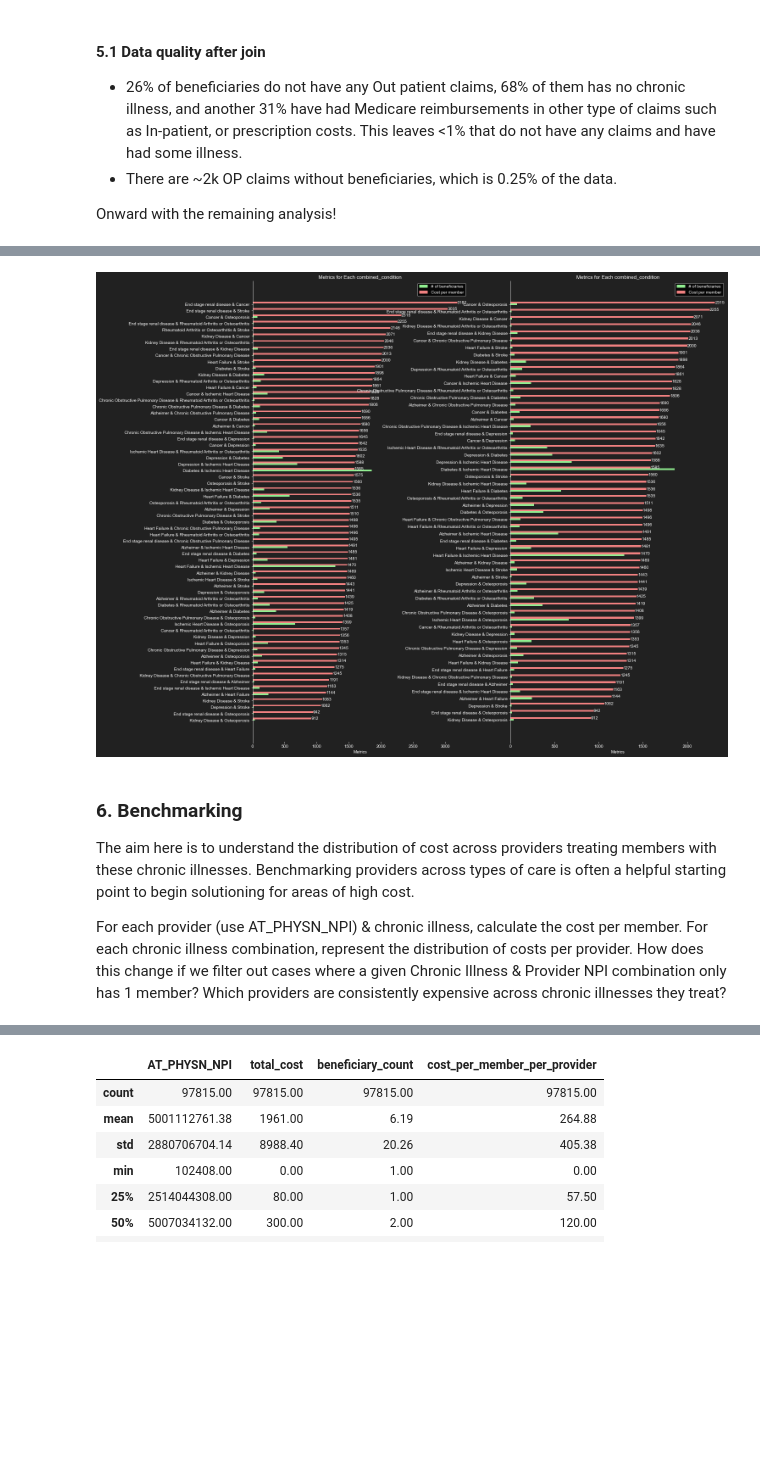
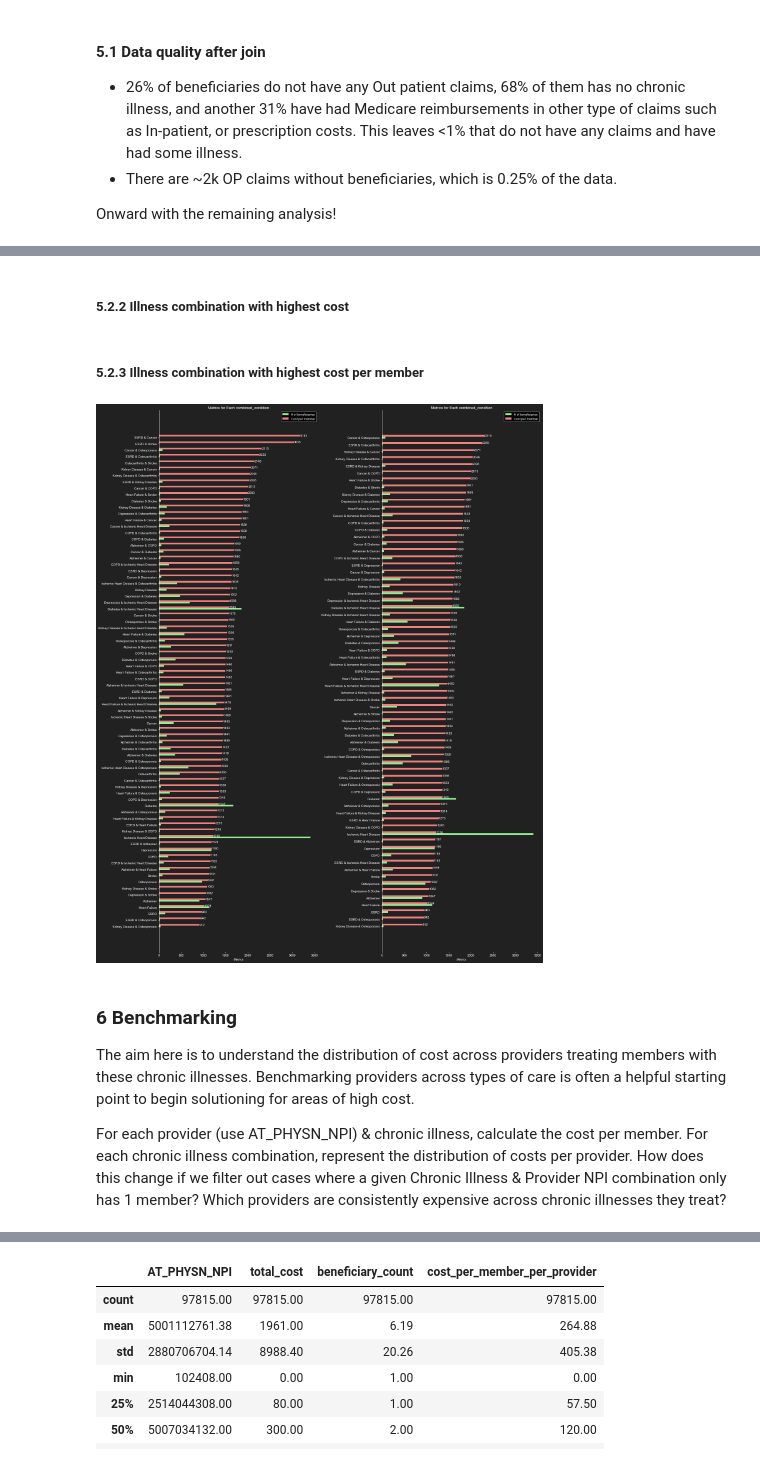
Before and after one commit to pattern-recogniser/python-helper, a Jupyter notebook: Outpatient claims analysis.ipynb, the cells around one changed output, grey strips where cells are left out. Drawn from its saved outputs; the diff is of its cells as text; code cells hidden in the pictures; blank space fills up the shorter version.

```diff
--- a/Outpatient claims analysis.ipynb
+++ b/Outpatient claims analysis.ipynb
@@ -343,0 +305,12 @@ plt.show()
+# %%
+def get_cost_per_member(df,
+                        variable_name='cost_per_member'):
+    '''
+    Given a dataframe,
+    adds a column for cost_per_member
+    '''
+    df[variable_name] = (df['total_cost']/
+                         df['beneficiary_count'])
+    df = df.sort_values(by=variable_name,
+                        ascending=False)
+    return df
@@ -423,39 +348,55 @@ def generate_clustered_column(df,
+# %% [markdown]
+##### 5.2.2 Illness combination with highest cost
+# %% [markdown]
+##### 5.2.3 Illness combination with highest cost per member
 # %%
-condition_grouped_df_comb2 = condition_grouped_df[
-    condition_grouped_df['combined_condition'].str.contains('\&')
-    ].copy()
+
+condition_grouped_df = beneficiary_claims_df.groupby('combined_condition').agg(
+    total_cost=('CLM_PMT_AMT', 'sum'),
+    beneficiary_count=('DESYNPUF_ID', 'nunique'),
+    claim_count=('CLM_ID', 'count')
+).reset_index()
+
+condition_grouped_df = get_cost_per_member(condition_grouped_df,
+                                           'cost_per_member_per_illness')
+
+
+condition_grouped_df_comb2 = get_2combination_illness(condition_grouped_df)
 
 
 fig, axs = plt.subplots(
     nrows=1,
     ncols=2,
-    figsize=(20, 20),
+    figsize=(20, 25),
     facecolor=SLIDE_BACKGROUND_COLOR
 )
 
 generate_clustered_column(condition_grouped_df_comb2,
                           'combined_condition',
                           'cost_per_member_per_illness',
                           'Cost per member',
                           'beneficiary_count',
                           '# of beneficiaries',
                           ax=axs[0])
 
 threshold = condition_grouped_df_comb2['beneficiary_count'].quantile(.10)
 
-condition_grouped_df_comb2_filtered = condition_grouped_df_comb2[
-    condition_grouped_df_comb2['beneficiary_count'] >= threshold
-    ].copy()
+condition_grouped_df_comb2_filtered = subset_df_with_greater_than(
+    condition_grouped_df_comb2,
+    'beneficiary_count',
+    threshold)
 
 generate_clustered_column(condition_grouped_df_comb2_filtered,
                           'combined_condition',
                           'cost_per_member_per_illness',
                           'Cost per member',
                           'beneficiary_count',
                           '# of beneficiaries',
                           ax=axs[1])
+plt.tight_layout()
+plt.show()
 # %% [output]
-[figure, old version]
+[figure, new version]
 # %%
 # # import plotly.express as px
 
@@ -478,7 +419,7 @@ generate_clustered_column(condition_grouped_df_comb2_filtered,
 # %% [markdown]
 
 
-### 6. Benchmarking
+### 6 Benchmarking
 
 The aim here is to understand the distribution of cost across providers treating members with these chronic illnesses. Benchmarking providers across types of care is often a helpful starting point to begin solutioning for areas of high cost.
 
```
Also changed, not shown: parts of 35 cells of this notebook, 1 other file.
